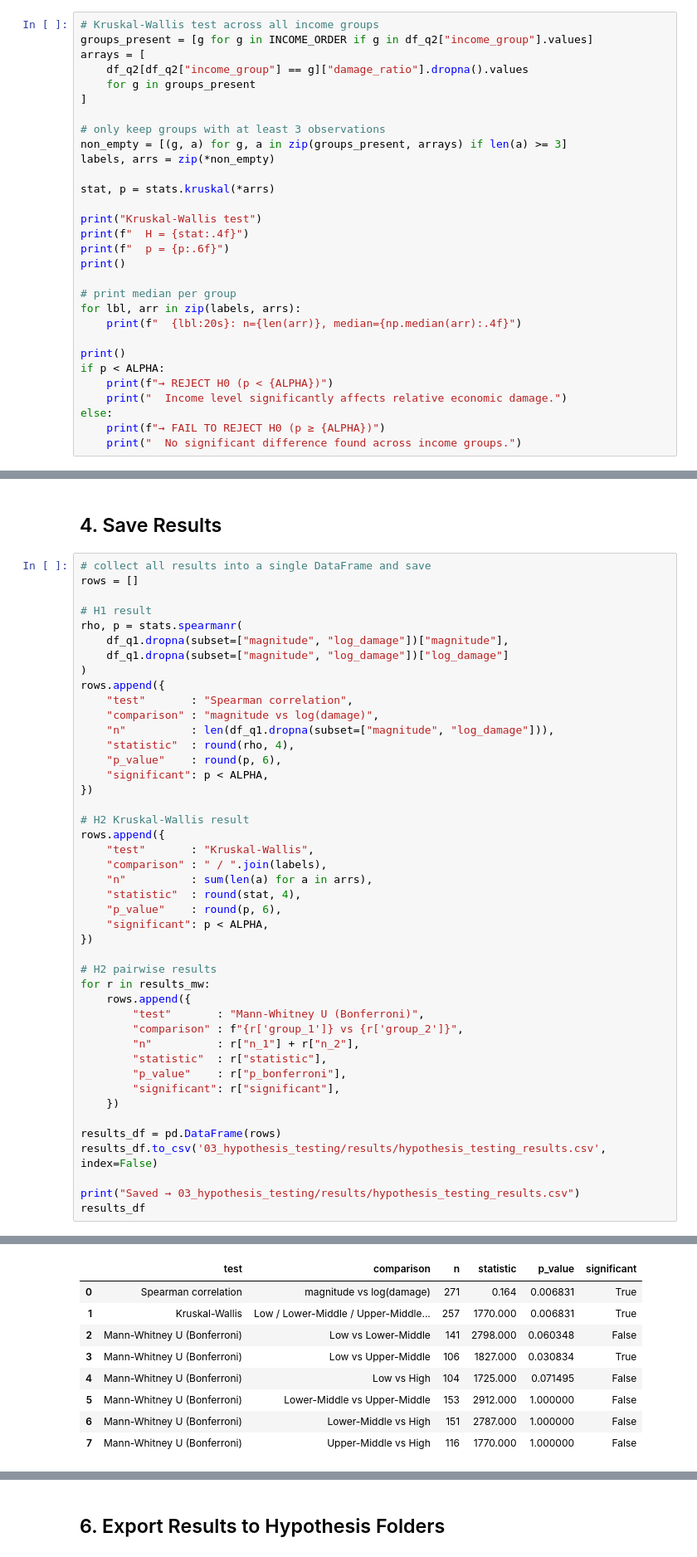
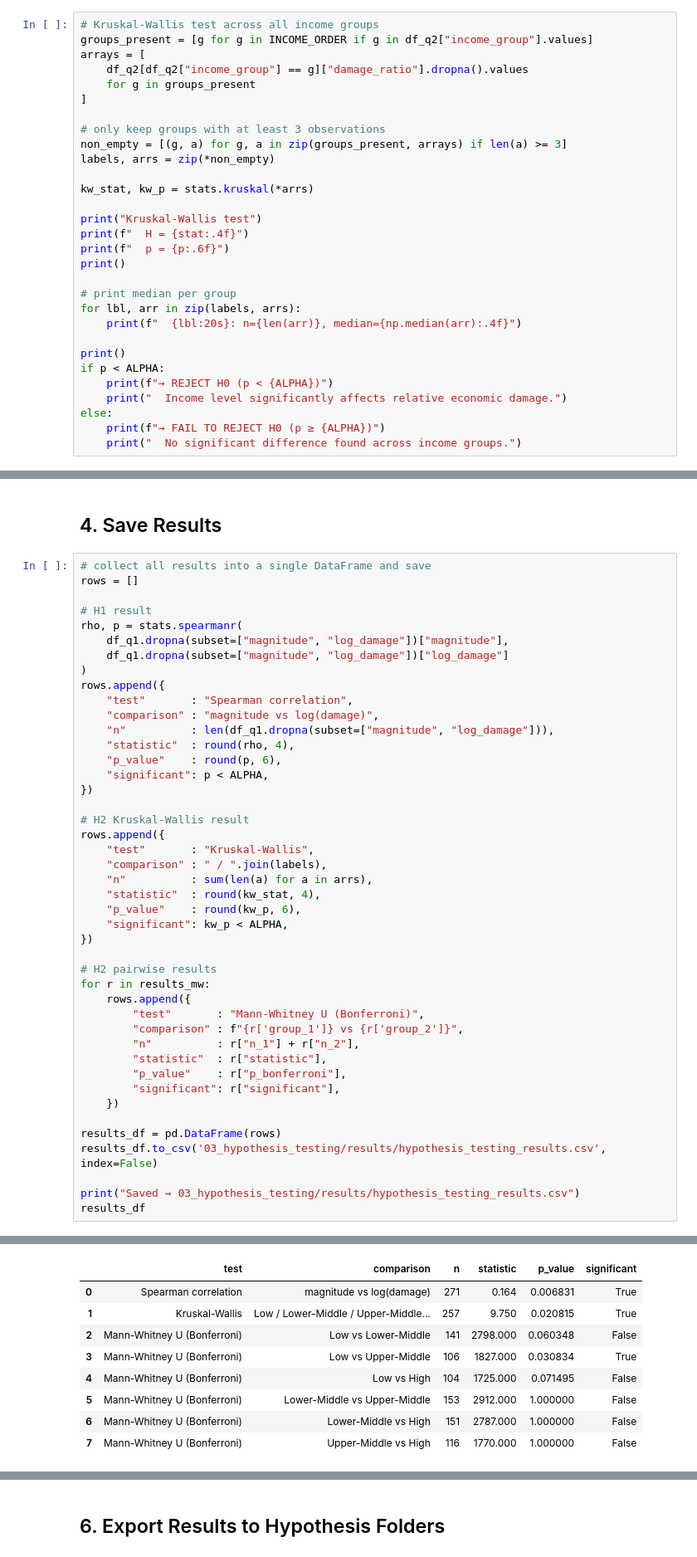
Before and after one commit to betlm/DSA210_project, a Jupyter notebook: 03_hypothesis_testing/03_hypothesis_testing.ipynb, the cells around one changed output, grey strips where cells are left out. Shown at 83% size. Cells and saved outputs as stored; diff of their text form.

```diff
--- a/03_hypothesis_testing/03_hypothesis_testing.ipynb
+++ b/03_hypothesis_testing/03_hypothesis_testing.ipynb
@@ -190,7 +190,7 @@ arrays = [
 non_empty = [(g, a) for g, a in zip(groups_present, arrays) if len(a) >= 3]
 labels, arrs = zip(*non_empty)
 
-stat, p = stats.kruskal(*arrs)
+kw_stat, kw_p = stats.kruskal(*arrs)
 
 print("Kruskal-Wallis test")
 print(f"  H = {stat:.4f}")
@@ -346,37 +346,37 @@ rows.append({
     "significant": p < ALPHA,
 })
 
 # H2 Kruskal-Wallis result
 rows.append({
     "test"       : "Kruskal-Wallis",
     "comparison" : " / ".join(labels),
     "n"          : sum(len(a) for a in arrs),
-    "statistic"  : round(stat, 4),
-    "p_value"    : round(p, 6),
-    "significant": p < ALPHA,
+    "statistic"  : round(kw_stat, 4),
+    "p_value"    : round(kw_p, 6),
+    "significant": kw_p < ALPHA,
 })
 
 # H2 pairwise results
 for r in results_mw:
     rows.append({
         "test"       : "Mann-Whitney U (Bonferroni)",
         "comparison" : f"{r['group_1']} vs {r['group_2']}",
         "n"          : r["n_1"] + r["n_2"],
         "statistic"  : r["statistic"],
         "p_value"    : r["p_bonferroni"],
         "significant": r["significant"],
     })
 
 results_df = pd.DataFrame(rows)
 results_df.to_csv('03_hypothesis_testing/results/hypothesis_testing_results.csv', index=False)
 
 print("Saved → 03_hypothesis_testing/results/hypothesis_testing_results.csv")
 results_df
 # %% [output]
 Saved → 03_hypothesis_testing/results/hypothesis_testing_results.csv
 |  | test | comparison | n | statistic | p_value | significant |
 | 0 | Spearman correlation | magnitude vs log(damage) | 271 | 0.164 | 0.006831 | True |
-| 1 | Kruskal-Wallis | Low / Lower-Middle / Upper-Middle... | 257 | 1770.000 | 0.006831 | True |
+| 1 | Kruskal-Wallis | Low / Lower-Middle / Upper-Middle... | 257 | 9.750 | 0.020815 | True |
 | 2 | Mann-Whitney U (Bonferroni) | Low vs Lower-Middle | 141 | 2798.000 | 0.060348 | False |
 | 3 | Mann-Whitney U (Bonferroni) | Low vs Upper-Middle | 106 | 1827.000 | 0.030834 | True |
 | 4 | Mann-Whitney U (Bonferroni) | Low vs High | 104 | 1725.000 | 0.071495 | False |
```
Also changed, not shown: parts of 3 cells of this notebook, 5 other files.
